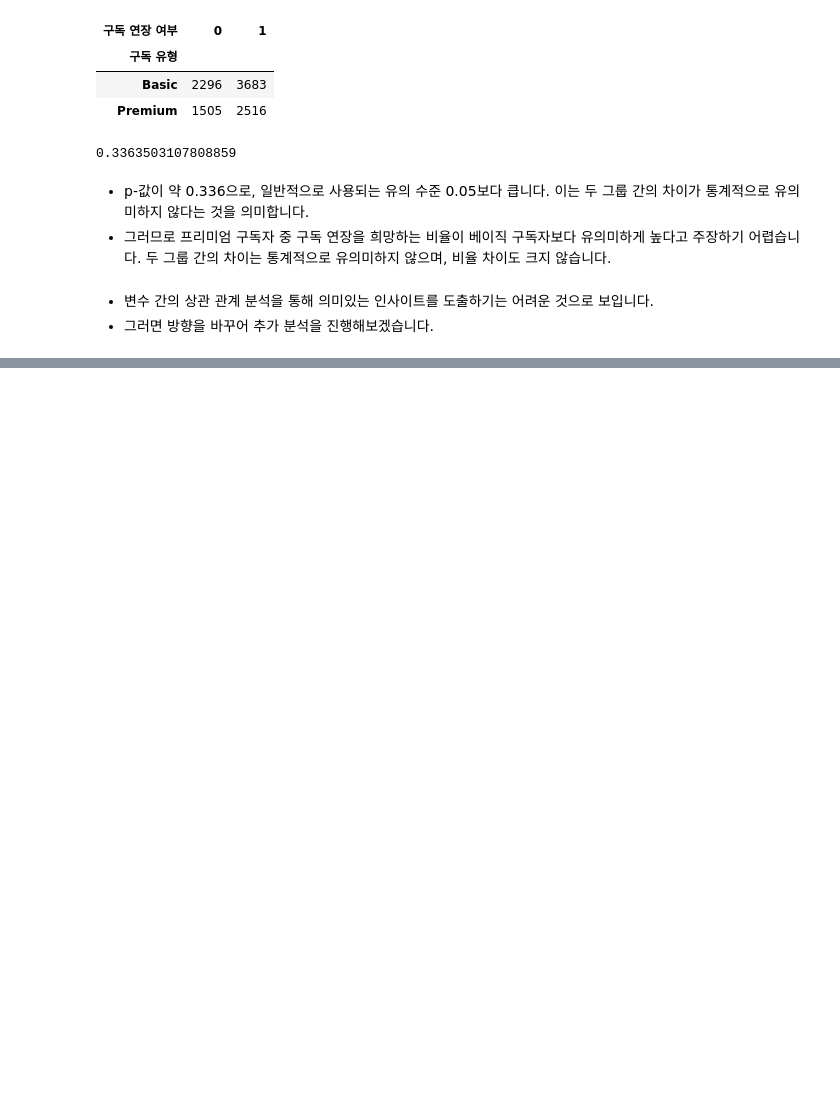
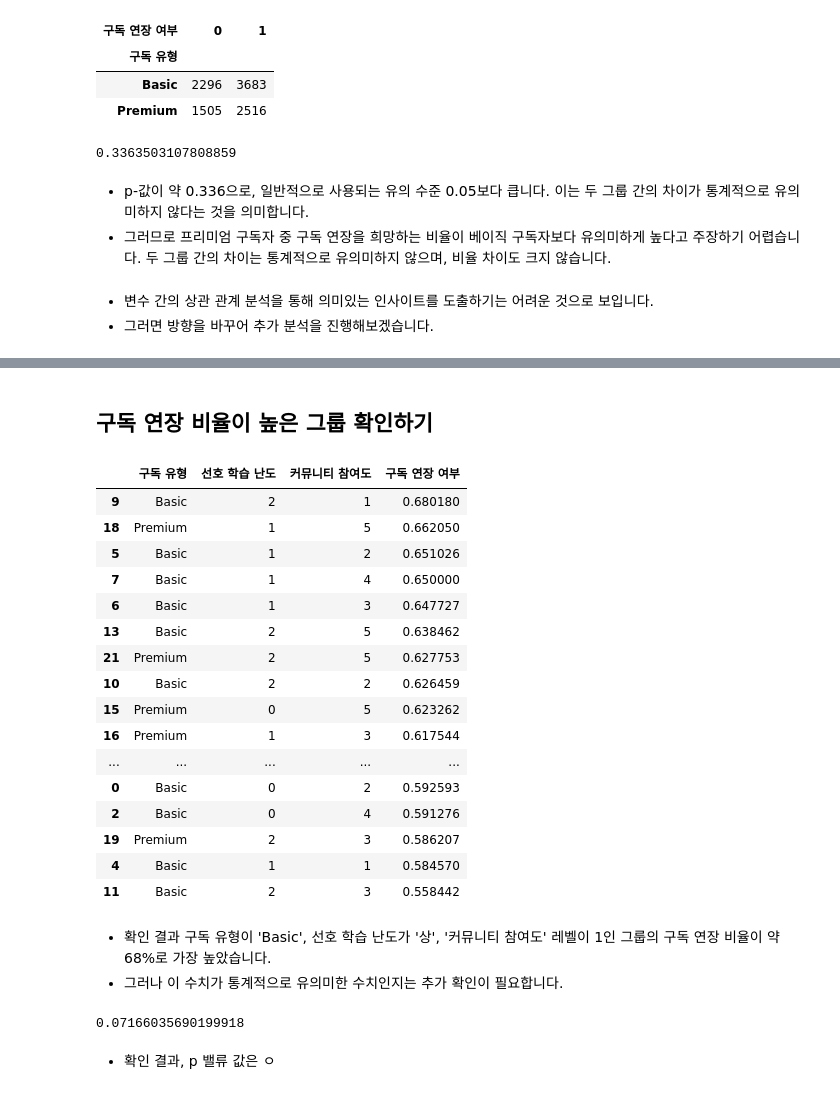
Before and after one commit to Gwon92/WASSUP, a Jupyter notebook: 데이터 분석 미니프로젝트.ipynb, the cells around one changed output, grey strips where cells are left out. Saved outputs shown, nothing was run; the diff lists cells and outputs as text; code cells hidden in the pictures; blank space fills up the shorter version.

```diff
--- a/데이터 분석 미니프로젝트.ipynb
+++ b/데이터 분석 미니프로젝트.ipynb
@@ -164,0 +170,51 @@ result.pvalue
+# %% [markdown]
+## 구독 연장 비율이 높은 그룹 확인하기
+# %%
+grouped_data = df.groupby(['구독 유형', '선호 학습 난도','커뮤니티 참여도']).agg({
+    '구독 연장 여부': 'mean'
+}).reset_index()
+
+grouped_data.sort_values(by='구독 연장 여부', ascending=False)
+# %% [output]
+|  | 구독 유형 | 선호 학습 난도 | 커뮤니티 참여도 | 구독 연장 여부 |
+| 9 | Basic | 2 | 1 | 0.680180 |
+| 18 | Premium | 1 | 5 | 0.662050 |
+| 5 | Basic | 1 | 2 | 0.651026 |
+| 7 | Basic | 1 | 4 | 0.650000 |
+| 6 | Basic | 1 | 3 | 0.647727 |
+| 13 | Basic | 2 | 5 | 0.638462 |
+| 21 | Premium | 2 | 5 | 0.627753 |
+| 10 | Basic | 2 | 2 | 0.626459 |
+| 15 | Premium | 0 | 5 | 0.623262 |
+| 16 | Premium | 1 | 3 | 0.617544 |
+| ... | ... | ... | ... | ... |
+| 0 | Basic | 0 | 2 | 0.592593 |
+| 2 | Basic | 0 | 4 | 0.591276 |
+| 19 | Premium | 2 | 3 | 0.586207 |
+| 4 | Basic | 1 | 1 | 0.584570 |
+| 11 | Basic | 2 | 3 | 0.558442 |
+# %% [markdown]
+- 확인 결과 구독 유형이 'Basic', 선호 학습 난도가 '상', '커뮤니티 참여도' 레벨이 1인 그룹의 구독 연장 비율이 약 68%로 가장 높았습니다.
+- 그러나 이 수치가 통계적으로 유의미한 수치인지는 추가 확인이 필요합니다.
+# %%
+target_group = df[(df['구독 유형'] == 'Basic') &
+                         (df['선호 학습 난도'] == 2) &
+                         (df['커뮤니티 참여도'] == 1)]
+
+rest_group = df[~((df['구독 유형'] == 'Basic') &
+                      (df['선호 학습 난도'] == 2) &
+                      (df['커뮤니티 참여도'] == 1))]
+
+contingency_table = pd.DataFrame({
+    "타겟 그룹": [target_group['구독 연장 여부'].sum(), len(target_group) - target_group['구독 연장 여부'].sum()],
+    "기타 그룹": [rest_group['구독 연장 여부'].sum(), len(rest_group) - rest_group['구독 연장 여부'].sum()]
+})
+
+
+chi2, p, dof, expected = chi2_contingency(contingency_table)
+
+p
+# %% [output]
+0.07166035690199918
+# %% [markdown]
+- 확인 결과, p 밸류 값은 ㅇ
```
Also changed, not shown: parts of 2 cells of this notebook.
